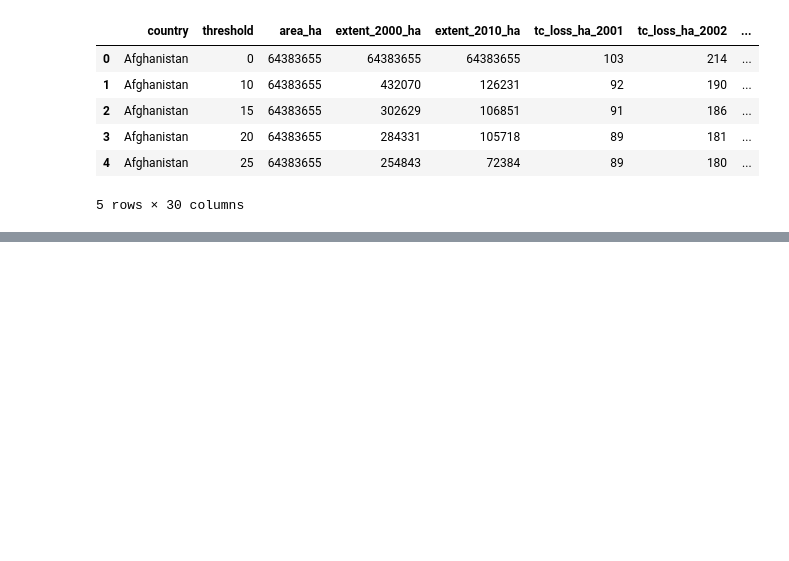
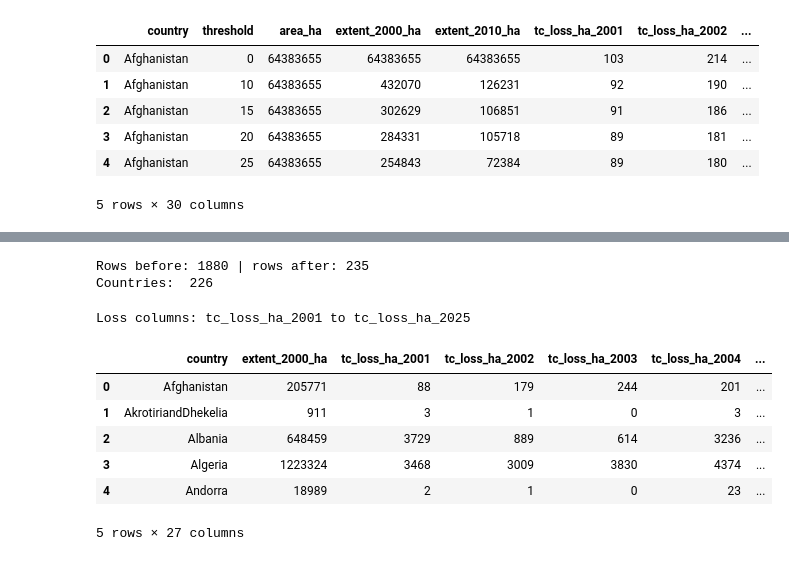
Before and after one commit to AndrewEberhardt/DataScienceProject, a Jupyter notebook: notebooks/1-Forest-Loss.ipynb, the cells around one changed output, grey strips where cells are left out. Cells and saved outputs as stored; diff of their text form; code cells hidden in the pictures; blank space fills up the shorter version.

```diff
--- a/notebooks/1-Forest-Loss.ipynb
+++ b/notebooks/1-Forest-Loss.ipynb
@@ -28,0 +99,21 @@ df.head()
+# %%
+df = df_gfw.loc[df_gfw["threshold"] == 30].reset_index(drop=True) #keep only the 30% canopy density threshold (standard of GFW to avoid areas where there is trees but no forest)
+print("Rows before:", len(df_gfw), "| rows after:", len(df))
+print("Countries: ", df["country"].nunique()) #number of unique countries
+# %% [output]
+Rows before: 1880 | rows after: 235
+Countries:  226
+# %%
+loss_cols = [c for c in df.columns if c.startswith("tc_loss_ha_")] #creating columns of loss
+df = df.loc[:, ["country", "extent_2000_ha"]+ loss_cols]  #creating new df with country, extent2000 and loss
+print("Loss columns:", loss_cols[0], "to", loss_cols[-1])
+df.head()
+# %% [output]
+Loss columns: tc_loss_ha_2001 to tc_loss_ha_2025
+|  | country | extent_2000_ha | tc_loss_ha_2001 | tc_loss_ha_2002 | tc_loss_ha_2003 | tc_loss_ha_2004 | ... |
+| 0 | Afghanistan | 205771 | 88 | 179 | 244 | 201 | ... |
+| 1 | AkrotiriandDhekelia | 911 | 3 | 1 | 0 | 3 | ... |
+| 2 | Albania | 648459 | 3729 | 889 | 614 | 3236 | ... |
+| 3 | Algeria | 1223324 | 3468 | 3009 | 3830 | 4374 | ... |
+| 4 | Andorra | 18989 | 2 | 1 | 0 | 23 | ... |
+5 rows × 27 columns
```
Also changed, not shown: parts of 10 cells of this notebook.
